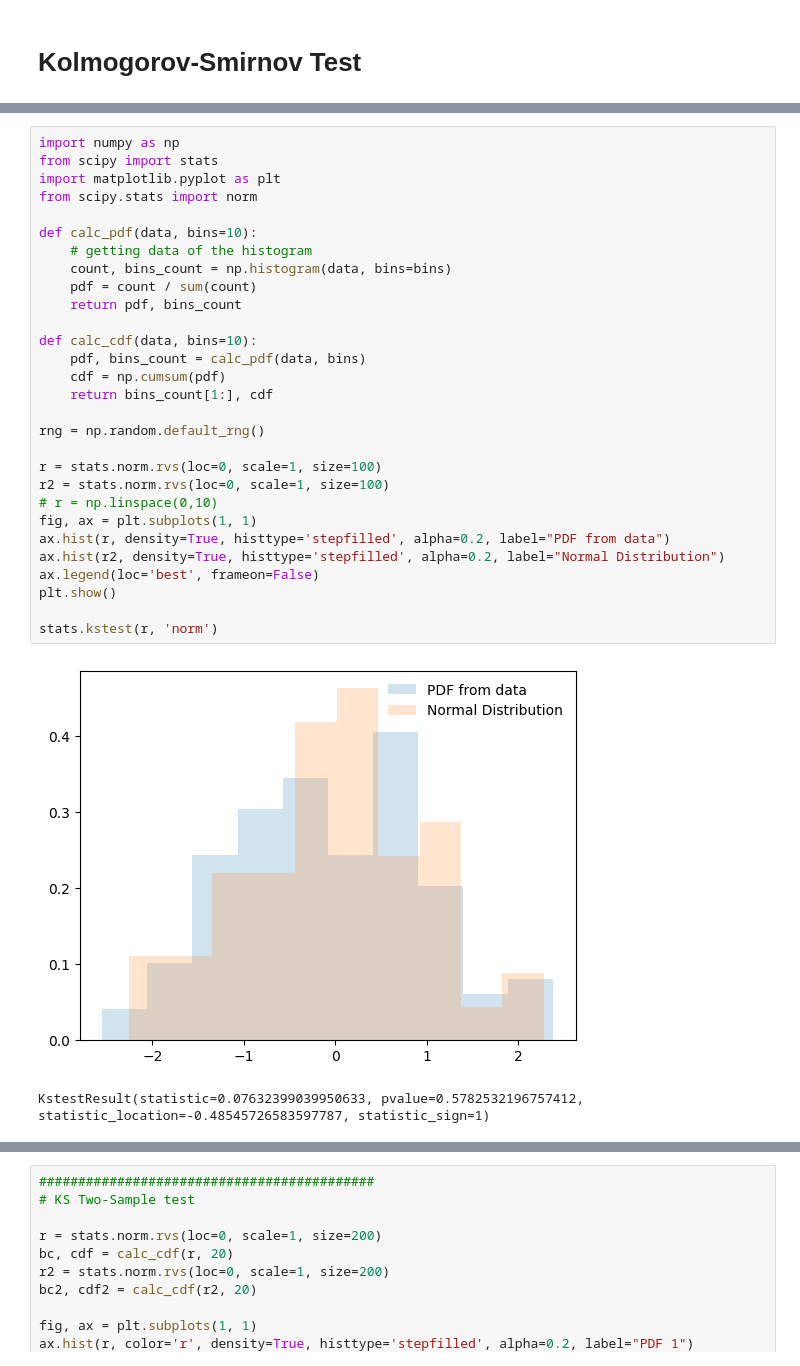
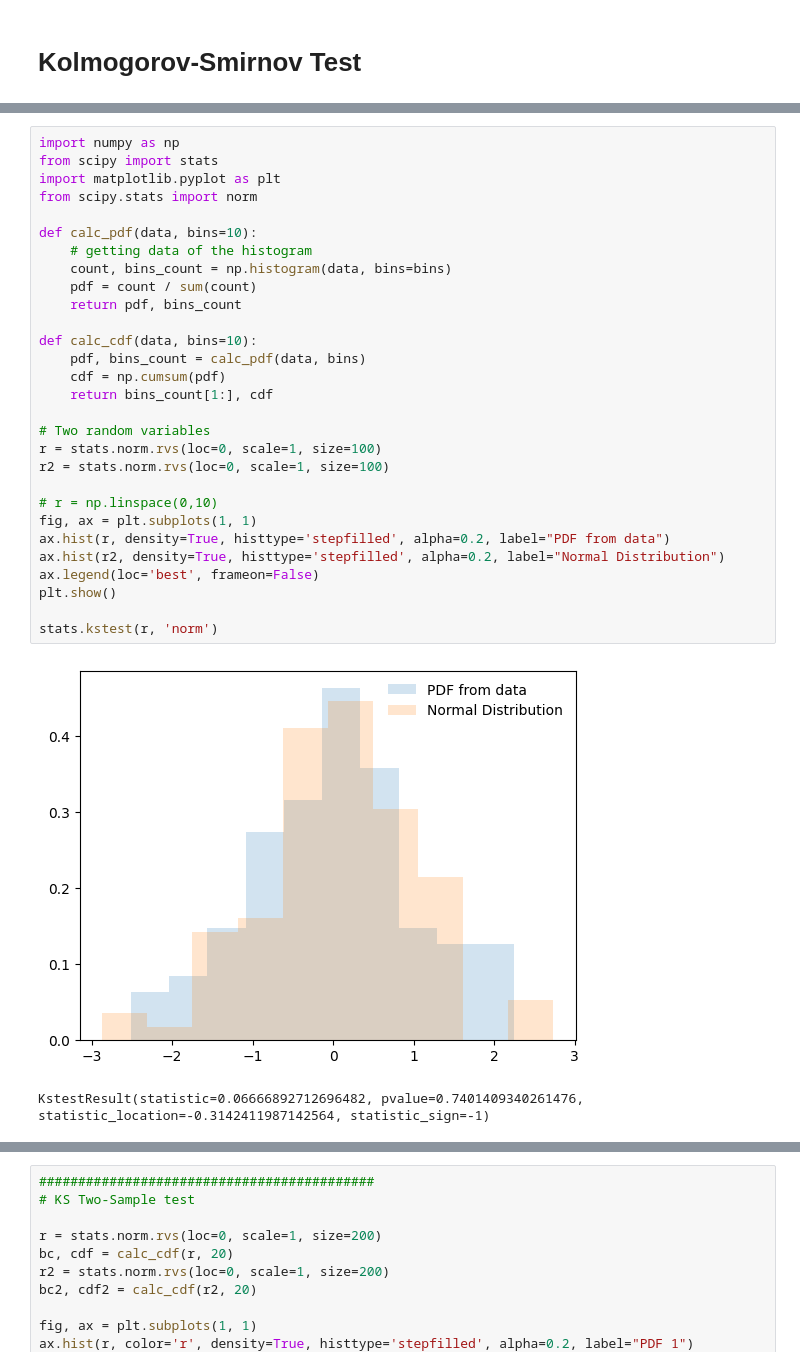
Before and after one commit to jpcreis15/MLOps-code, a Jupyter notebook: Univariate Analysis.ipynb, the cells around one changed output, grey strips where cells are left out. Cells and saved outputs as stored; diff of their text form.

```diff
--- a/Univariate Analysis.ipynb
+++ b/Univariate Analysis.ipynb
@@ -3,35 +15,35 @@
 # %%
 import numpy as np
 from scipy import stats
 import matplotlib.pyplot as plt
 from scipy.stats import norm
 
 def calc_pdf(data, bins=10):
     # getting data of the histogram
     count, bins_count = np.histogram(data, bins=bins)
     pdf = count / sum(count)
     return pdf, bins_count
 
 def calc_cdf(data, bins=10):
     pdf, bins_count = calc_pdf(data, bins)
     cdf = np.cumsum(pdf)
     return bins_count[1:], cdf
 
-rng = np.random.default_rng()
-
+# Two random variables
 r = stats.norm.rvs(loc=0, scale=1, size=100)
 r2 = stats.norm.rvs(loc=0, scale=1, size=100)
+
 # r = np.linspace(0,10)
 fig, ax = plt.subplots(1, 1)
 ax.hist(r, density=True, histtype='stepfilled', alpha=0.2, label="PDF from data")
 ax.hist(r2, density=True, histtype='stepfilled', alpha=0.2, label="Normal Distribution")
 ax.legend(loc='best', frameon=False)
 plt.show()
 
 stats.kstest(r, 'norm')
 # %% [output]
-[figure, old version]
+[figure, new version]
-KstestResult(statistic=0.07632399039950633, pvalue=0.5782532196757412, statistic_location=-0.48545726583597787, statistic_sign=1)
+KstestResult(statistic=0.06666892712696482, pvalue=0.7401409340261476, statistic_location=-0.3142411987142564, statistic_sign=-1)
 # %%
 ###########################################
 # KS One-Sample test
```
Also changed, not shown: parts of 4 cells of this notebook, 2 other files.
